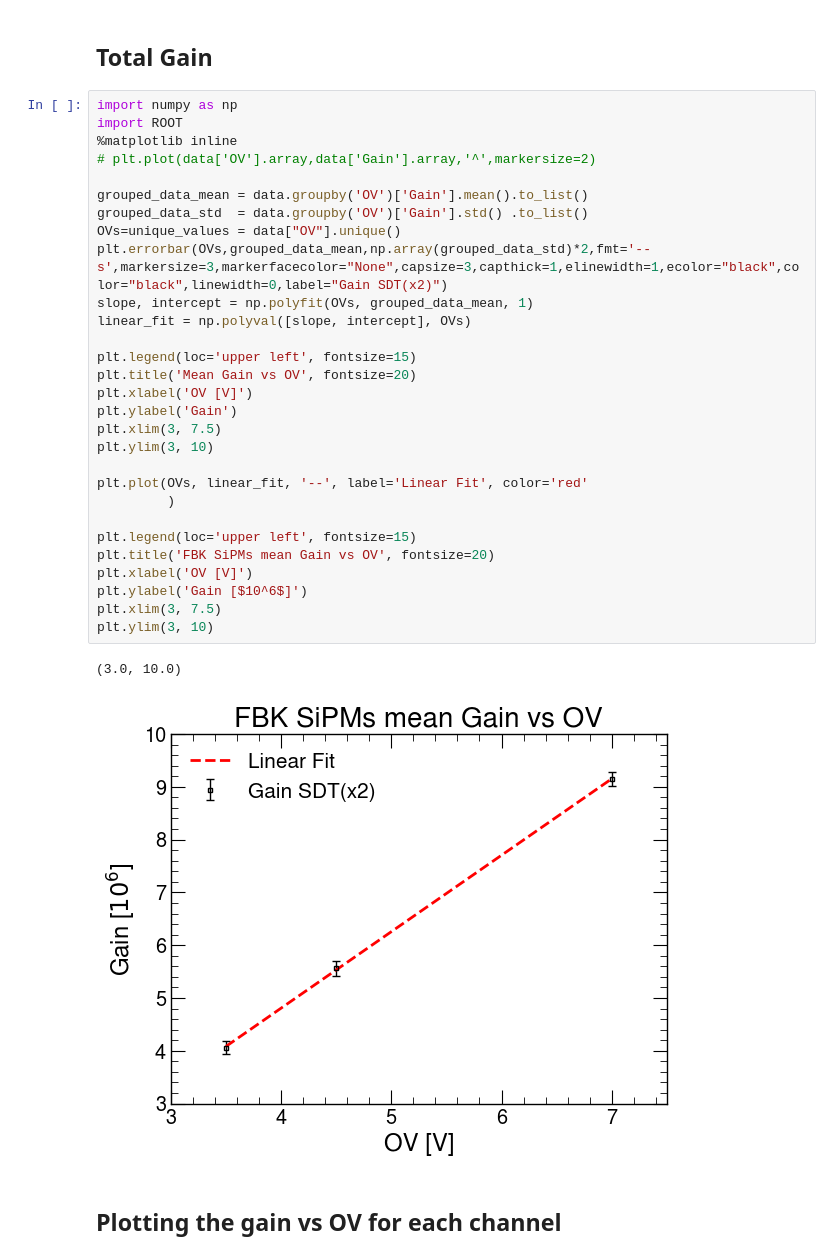
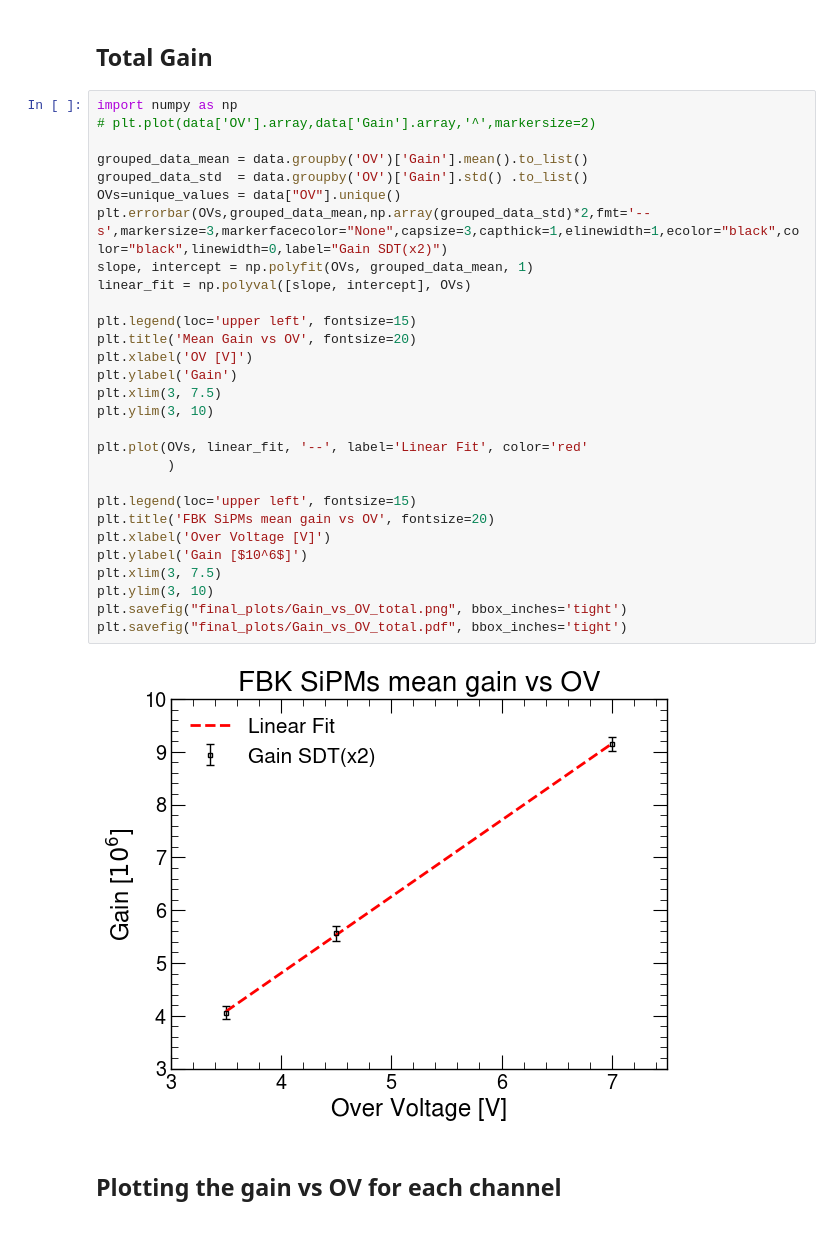
Before and after one commit to rodralva/DARK_CURRENT_FBK, a Jupyter notebook: calib_plots.ipynb, the cells around one changed output. Cells and saved outputs as stored; diff of their text form.

```diff
--- a/calib_plots.ipynb
+++ b/calib_plots.ipynb
@@ -27,36 +27,35 @@ See the caveats in the documentation: https://pandas.pydata.org/pandas-docs/stab
 ## Total Gain
 # %%
 import numpy as np
-import ROOT
-%matplotlib inline
 # plt.plot(data['OV'].array,data['Gain'].array,'^',markersize=2)
 
 grouped_data_mean = data.groupby('OV')['Gain'].mean().to_list()
 grouped_data_std  = data.groupby('OV')['Gain'].std() .to_list()
 OVs=unique_values = data["OV"].unique()
 plt.errorbar(OVs,grouped_data_mean,np.array(grouped_data_std)*2,fmt='--s',markersize=3,markerfacecolor="None",capsize=3,capthick=1,elinewidth=1,ecolor="black",color="black",linewidth=0,label="Gain SDT(x2)")
 slope, intercept = np.polyfit(OVs, grouped_data_mean, 1)
 linear_fit = np.polyval([slope, intercept], OVs)
 
 plt.legend(loc='upper left', fontsize=15)
 plt.title('Mean Gain vs OV', fontsize=20)
 plt.xlabel('OV [V]')
 plt.ylabel('Gain')
 plt.xlim(3, 7.5)
 plt.ylim(3, 10)
 
 plt.plot(OVs, linear_fit, '--', label='Linear Fit', color='red'
          )
 
 plt.legend(loc='upper left', fontsize=15)
-plt.title('FBK SiPMs mean Gain vs OV', fontsize=20)
-plt.xlabel('OV [V]')
+plt.title('FBK SiPMs mean gain vs OV', fontsize=20)
+plt.xlabel('Over Voltage [V]')
 plt.ylabel('Gain [$10^6$]')
 plt.xlim(3, 7.5)
 plt.ylim(3, 10)
+plt.savefig("final_plots/Gain_vs_OV_total.png", bbox_inches='tight')
+plt.savefig("final_plots/Gain_vs_OV_total.pdf", bbox_inches='tight')
 # %% [output]
-(3.0, 10.0)
-[figure, old version]
+[figure, new version]
 # %% [markdown]
 ## Plotting the gain vs OV for each channel
 # %%
```
Also changed, not shown: 12 other files.
